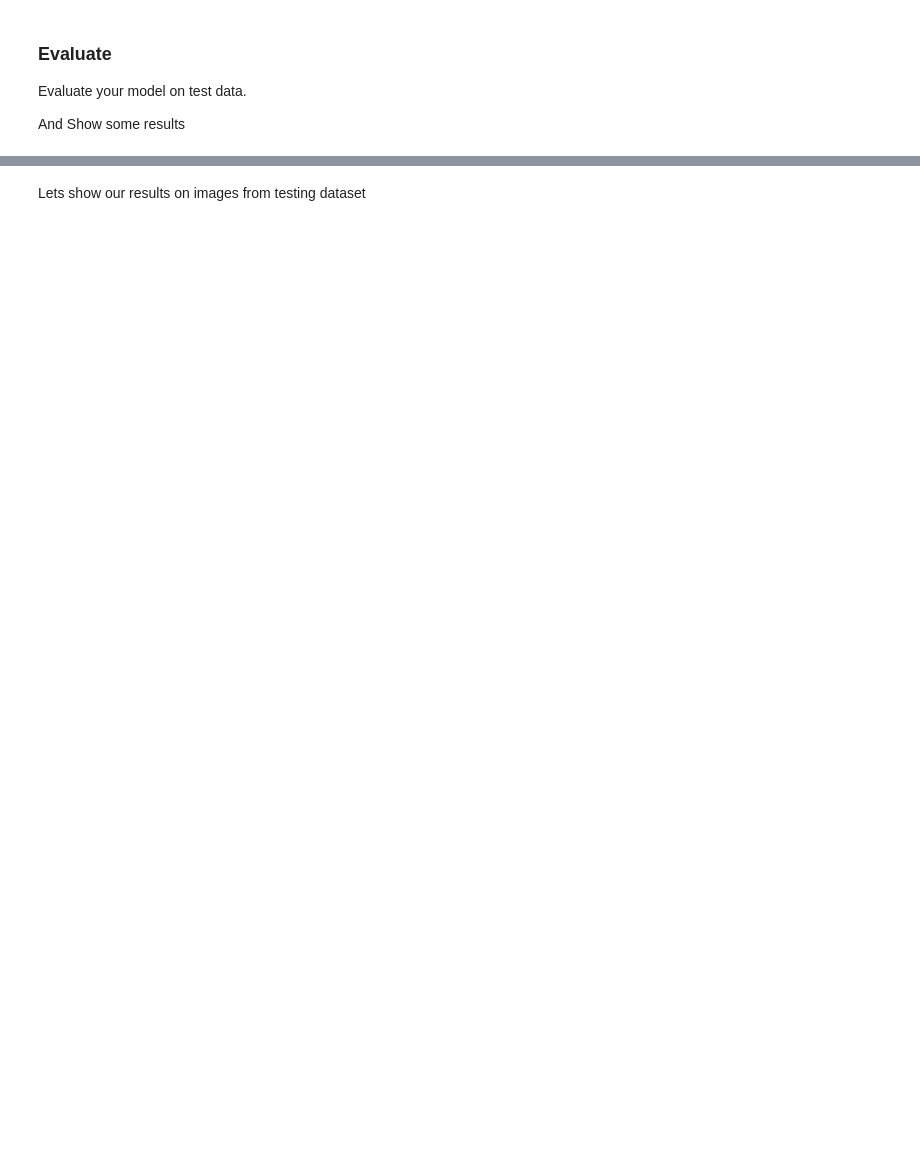
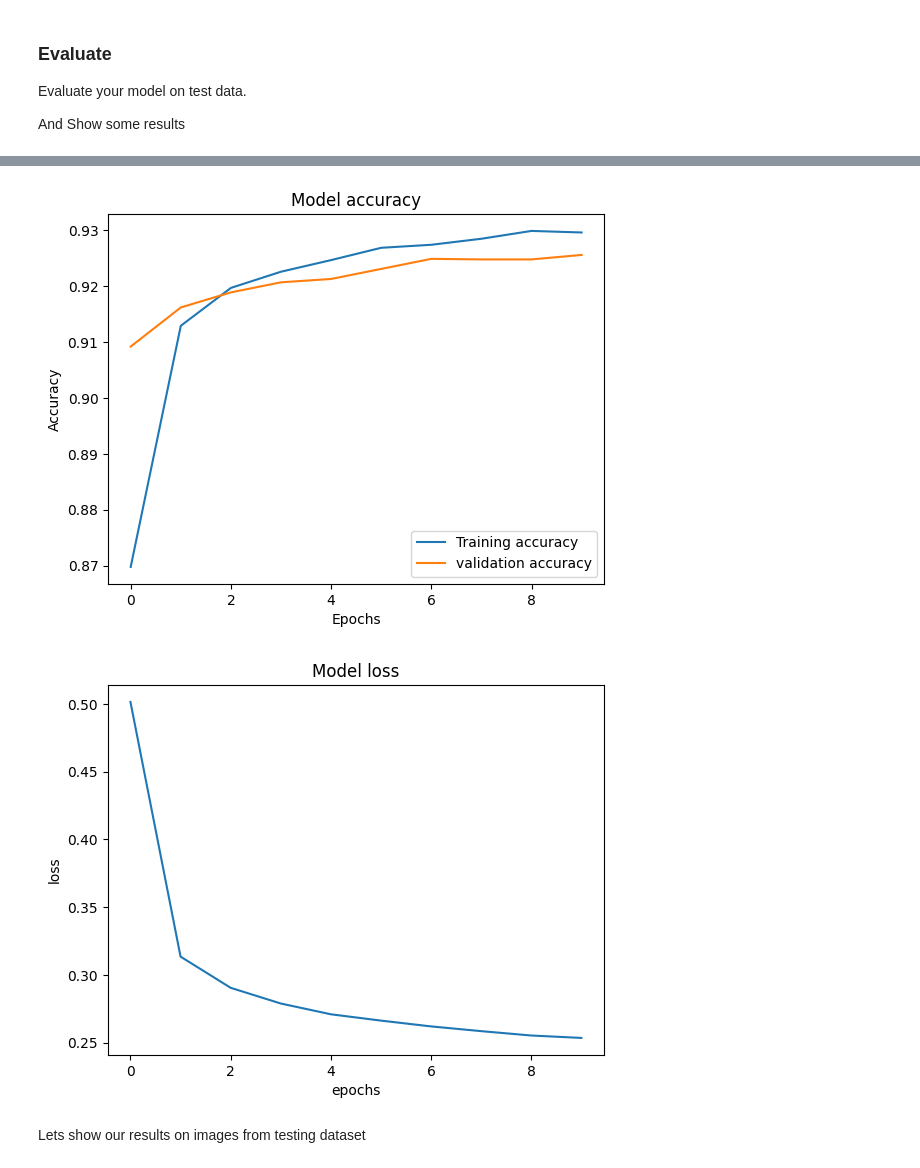
Before and after one commit to qu-bit1/NeuralBlend-Submissions, a Jupyter notebook: task1/task1.ipynb, the cells around one changed output, grey strips where cells are left out. Saved outputs shown, nothing was run; the diff lists cells and outputs as text; code cells hidden in the pictures; blank space fills up the shorter version.

```diff
--- a/task1/task1.ipynb
+++ b/task1/task1.ipynb
@@ -289,17 +309,18 @@ Next, create validation dataset out of training dataset.
 You can use 50K images for training and 10K for validation
 # %%
 # Flatten the images into 1-d vectors
+x_train = x_train/256
+x_test = x_test/256
 
-x_train_flatten = x_train.reshape((x_train.shape[0], 28, 28, 1))                               # flatten the images of training set
-x_test_flatten = x_test.reshape((x_test.shape[0], 28, 28, 1))                                        # flatten th eimages of test set
+x_train_flatten = x_train.reshape(60000,784)
+x_test                                     # flatten the images of training set
+x_test_flatten = x_test.reshape(10000,784)                                        # flatten th eimages of test set
 
 
 # Divide the training data into training and validation data....
 
-n_validation = 10000                                        # choose number of images to be used for validation
-
-x_validation = 50000
-y_validation = 10000
-
-x_train_flatten =
-y_train =
+n_validation = 10000
+x_train, x_validation, y_train, y_validation = train_test_split(x_train,y_train,test_size=1/6,random_state=42,shuffle=True)
+x_validation = x_validation.reshape(10000,784)
+x_train_flatten = x_train.reshape(50000,784)                                      # choose number of images to be used for validation
+print(x_train.shape, y_train.shape)
@@ -308,8 +331,8 @@ y_train =
 You can choose whatever architechure you want, but ensure that it is **not too deep** as that will take too much time to train and **not too shallow** as that will give very low accuracy.
 # %%
 model = keras.models.Sequential([
-    ...
-])
+    keras.layers.Dense(10, input_shape=(784,), activation='sigmoid')]
+    )
 
 # Make a graphical representation of the model...
 keras.utils.plot_model(model,show_shapes=True)
@@ -320,8 +345,10 @@ Choose an optimizer- method that minimizes loss function
 
 **adam** optimizer is one of the popular choices. You should read about these online
 # %%
-model.compile(optimizer="...",loss = "...",metrics=["accuracy"])
+from keras import losses, optimizers, metrics
+model.compile(optimizer = "adam", loss = 'sparse_categorical_crossentropy',metrics=["accuracy"])
 
-n_epochs = ...              # set number of epochs
+n_epochs = 10              # set number of epochs
 batch_size = 512            # you can tweak with these parametrs
-history = model.fit(...)
+history = model.fit(x_train_flatten,y_train,epochs=10,validation_data=(x_validation,y_validation))
+print(history.history.keys())
@@ -331,13 +376,13 @@ Evaluate your model on test data.
 
 And Show some results
 # %%
-results = model.evaluate(...)
+results = model.evaluate(x_test_flatten,y_test, 10)
 print("Loss = ",results[0])
 print("Accuracy = ",results[1]*100,"%")
 
 # Plot Accuracy...
-plt.plot(..., label="Training accuracy")
-plt.plot(..., label="validation Accuracy")
+plt.plot([i for i in range(n_epochs)],history.history['accuracy'], label="Training accuracy")
+plt.plot([i for i in range(n_epochs)],history.history['val_accuracy'],label="validation accuracy" )
 plt.title("Model accuracy")
 plt.xlabel("Epochs")
 plt.ylabel("Accuracy")
@@ -345,4 +390,9 @@ plt.legend()
 plt.show()
 
 # Similarly write code to plot loss...
-...
+plt.plot([i for i in range(n_epochs)],history.history['loss'], label="loss")
+plt.title("Model loss")
+plt.xlabel("epochs")
+plt.ylabel("loss")
+plt.show()
+# %% [output]
@@ -349,3 +402,5 @@ plt.show()
+[figure, added]
+[figure, added]
 # %% [markdown]
 Lets show our results on images from testing dataset
 # %%
```
Also changed, not shown: parts of 10 cells of this notebook, 1 other file.
